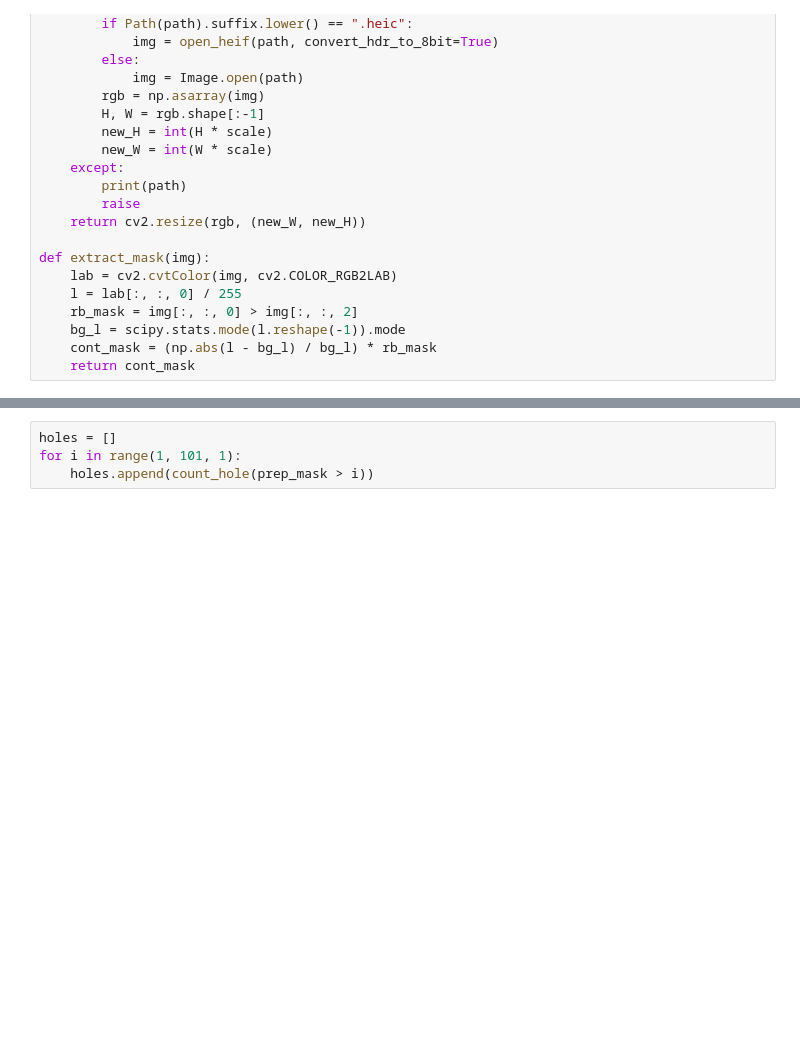
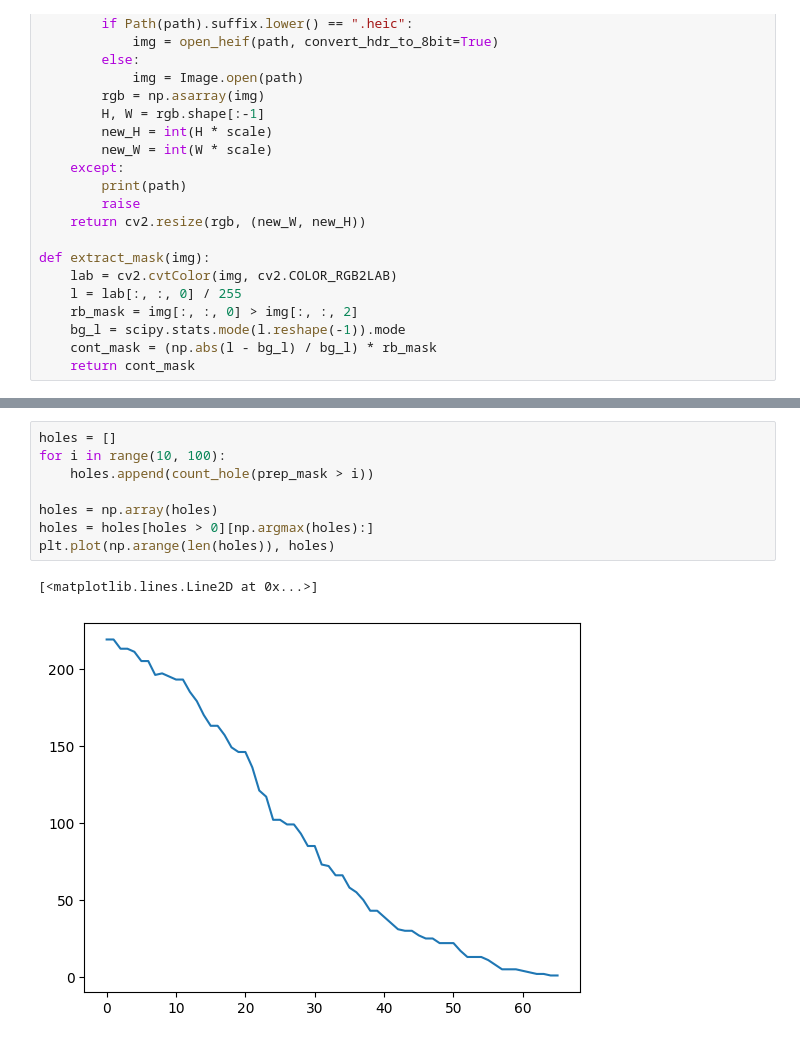
Before and after one commit to Surayuth/her2ml, a Jupyter notebook: notebooks/contrast_enhancement.ipynb, the cells around one changed output, grey strips where cells are left out. Saved outputs shown, nothing was run; the diff lists cells and outputs as text; blank space fills up the shorter version.

```diff
--- a/notebooks/contrast_enhancement.ipynb
+++ b/notebooks/contrast_enhancement.ipynb
@@ -126,4 +122,11 @@ print(count)
 # %%
 holes = []
-for i in range(1, 101, 1):
+for i in range(10, 100):
     holes.append(count_hole(prep_mask > i))
+
+holes = np.array(holes)
+holes = holes[holes > 0][np.argmax(holes):]
+plt.plot(np.arange(len(holes)), holes)
+# %% [output]
+[<matplotlib.lines.Line2D at 0x...>]
+[figure, added]
```
Also changed, not shown: parts of 5 cells of this notebook, 2 other files.
